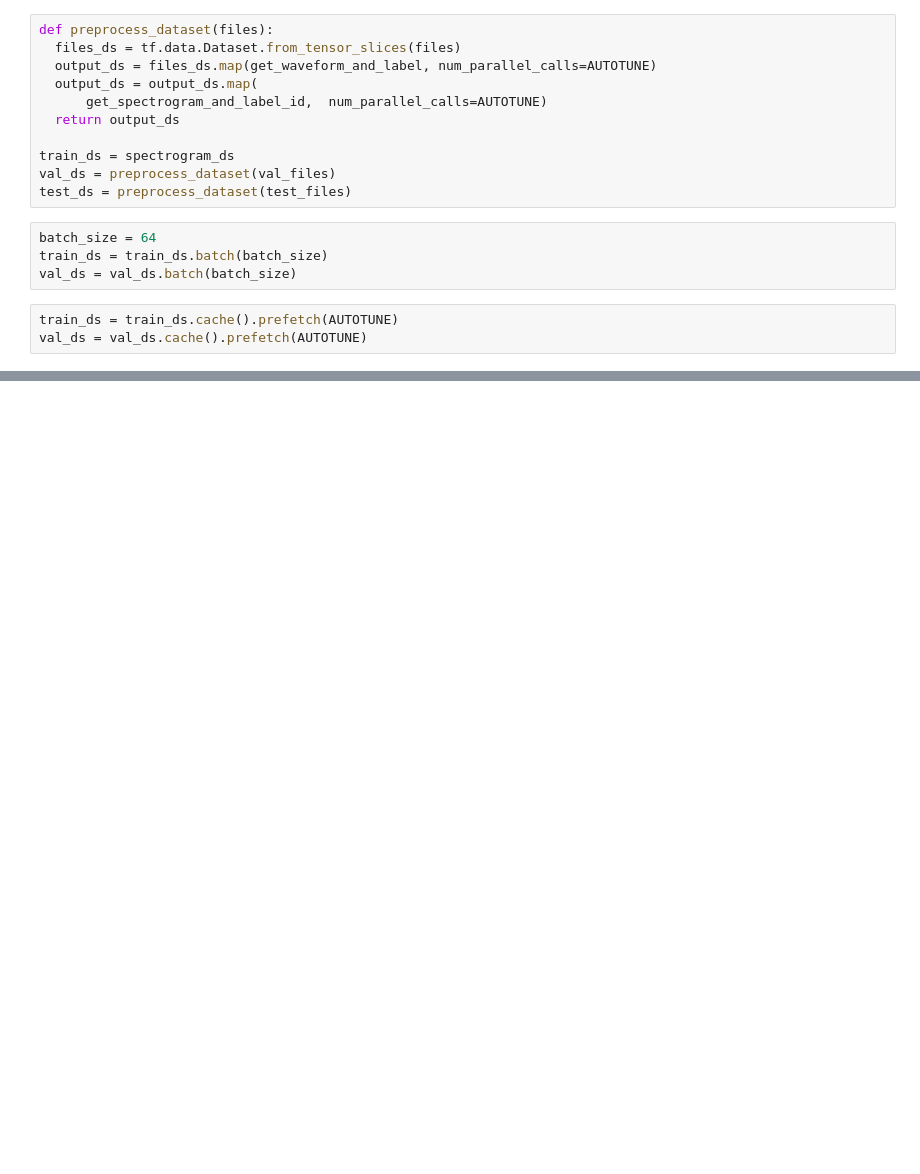
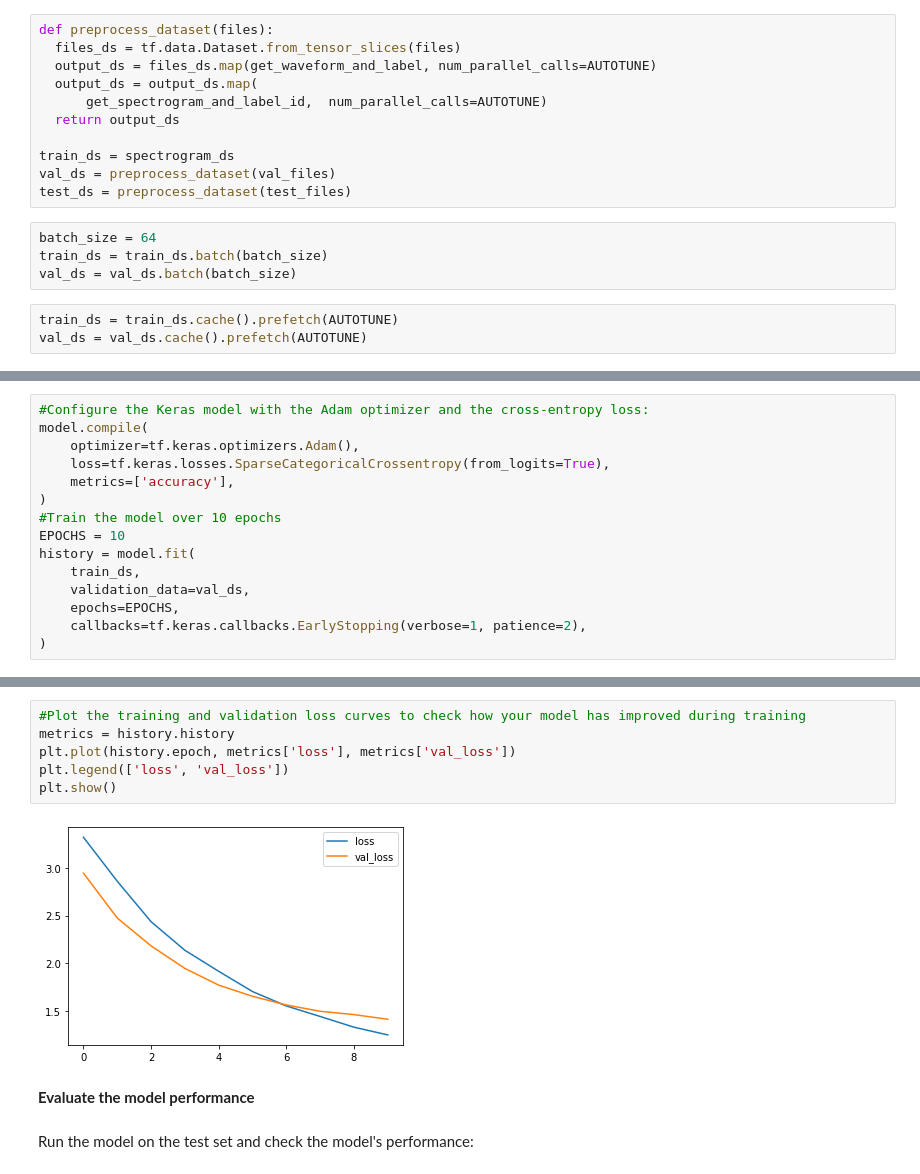
Before and after one commit to jalalAzhmatkhan/pattern-recognition, a Jupyter notebook: Speech_recognition_ANN.ipynb, the cells around one changed output, grey strips where cells are left out. Cells and saved outputs as stored; diff of their text form; blank space fills up the shorter version.

```diff
--- a/Speech_recognition_ANN.ipynb
+++ b/Speech_recognition_ANN.ipynb
@@ -235,2 +246,17 @@ Trainable params: 1,404,424
 Non-trainable params: 3
 _________________________________________________________________
+# %%
+#Configure the Keras model with the Adam optimizer and the cross-entropy loss:
+model.compile(
+    optimizer=tf.keras.optimizers.Adam(),
+    loss=tf.keras.losses.SparseCategoricalCrossentropy(from_logits=True),
+    metrics=['accuracy'],
+)
+#Train the model over 10 epochs
+EPOCHS = 10
+history = model.fit(
+    train_ds,
+    validation_data=val_ds,
+    epochs=EPOCHS,
+    callbacks=tf.keras.callbacks.EarlyStopping(verbose=1, patience=2),
+)
@@ -236,0 +284,11 @@ _________________________________________________________________
+# %%
+#Plot the training and validation loss curves to check how your model has improved during training
+metrics = history.history
+plt.plot(history.epoch, metrics['loss'], metrics['val_loss'])
+plt.legend(['loss', 'val_loss'])
+plt.show()
+# %% [output]
+[figure, added]
+# %% [markdown]
+**Evaluate the model performance**<br><br>
+Run the model on the test set and check the model's performance:
```
Also changed, not shown: parts of 10 cells of this notebook.
